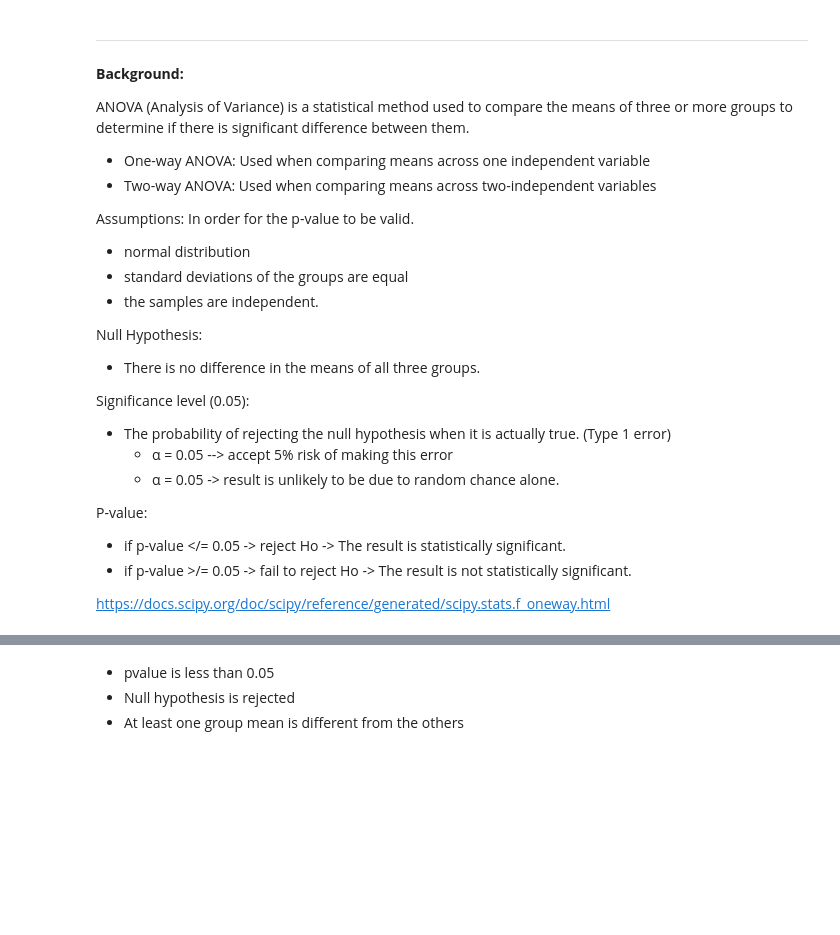
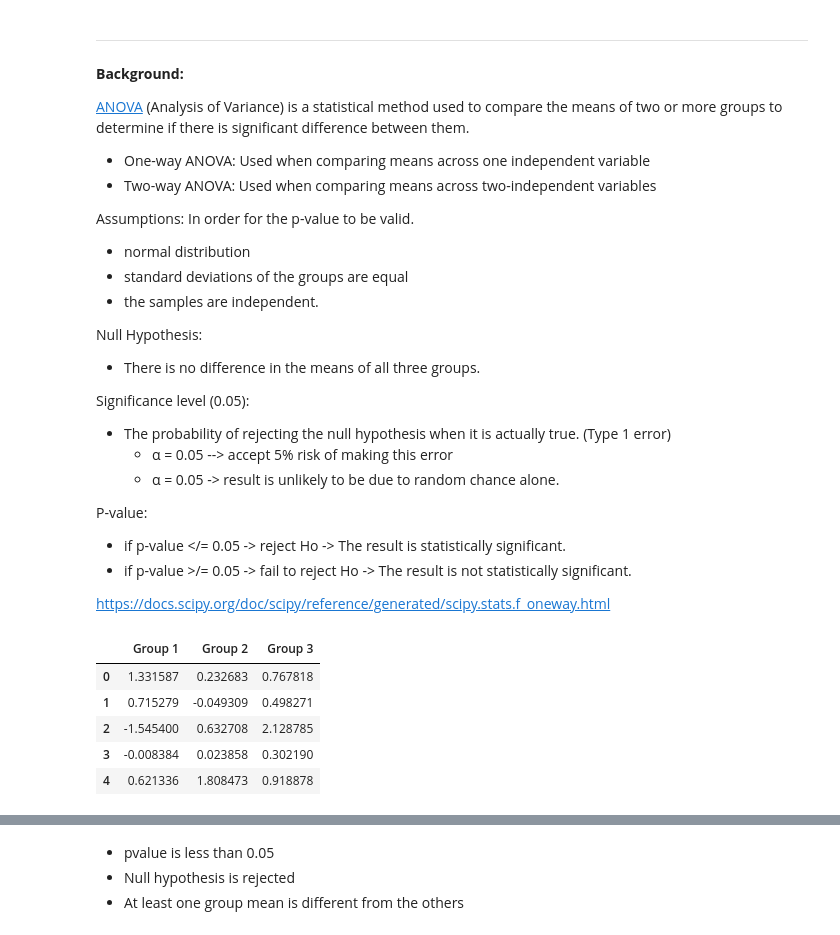
Before and after one commit to lryan30/applied_statistics, a Jupyter notebook: problems.ipynb, the cells around one changed output, grey strips where cells are left out. Saved outputs shown, nothing was run; the diff lists cells and outputs as text; code cells hidden in the pictures; blank space fills up the shorter version.

```diff
--- a/problems.ipynb
+++ b/problems.ipynb
@@ -367,7 +367,8 @@ plt.show()
 # %% [markdown]
 **Background:**
 
-ANOVA (Analysis of Variance) is a statistical method used to compare the means of three or more groups to determine if  there is significant difference between them.
+
+[ANOVA](https://en.wikipedia.org/wiki/Analysis_of_variance) (Analysis of Variance) is a statistical method used to compare the means of two or more groups to determine if  there is significant difference between them.
 -   One-way ANOVA: Used when comparing means across one independent variable
 -   Two-way ANOVA: Used when comparing means across two-independent variables
 
@@ -397,3 +407,13 @@ https://docs.scipy.org/doc/scipy/reference/generated/scipy.stats.f_oneway.html
 group1 = np.random.normal(0.0, 1, 30)
 group2 = np.random.normal(0.5, 1, 30)
 group3 = np.random.normal(1.0, 1, 30)
+# %%
+df = pd.DataFrame({'Group 1': group1, 'Group 2': group2, 'Group 3': group3})
+df.head()
+# %% [output]
+|  | Group 1 | Group 2 | Group 3 |
+| 0 | 1.331587 | 0.232683 | 0.767818 |
+| 1 | 0.715279 | -0.049309 | 0.498271 |
+| 2 | -1.545400 | 0.632708 | 2.128785 |
+| 3 | -0.008384 | 0.023858 | 0.302190 |
+| 4 | 0.621336 | 1.808473 | 0.918878 |
```
Also changed, not shown: parts of 22 cells of this notebook.
